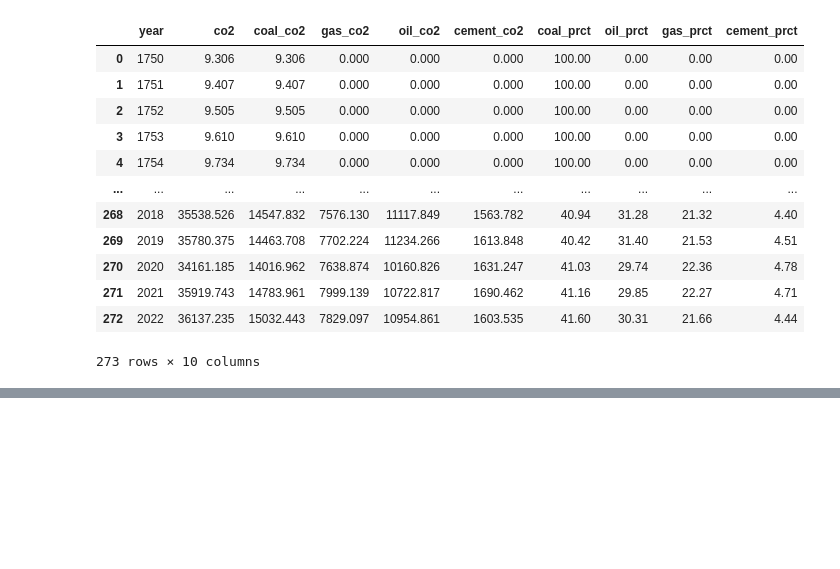
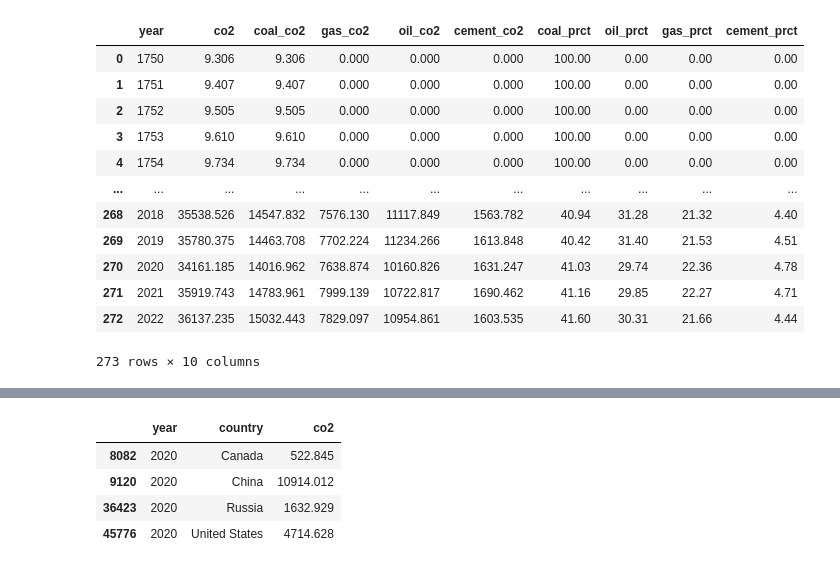
Before and after one commit to Kanustu/world_co2, a Jupyter notebook: world_co2_exp.ipynb, the cells around one changed output, grey strips where cells are left out. Cells and saved outputs as stored; diff of their text form; code cells hidden in the pictures; blank space fills up the shorter version.

```diff
--- a/world_co2_exp.ipynb
+++ b/world_co2_exp.ipynb
@@ -320,0 +392,8 @@ country
+# %%
+co2_plot_data
+# %% [output]
+|  | year | country | co2 |
+| 8082 | 2020 | Canada | 522.845 |
+| 9120 | 2020 | China | 10914.012 |
+| 36423 | 2020 | Russia | 1632.929 |
+| 45776 | 2020 | United States | 4714.628 |
```
Also changed, not shown: parts of 13 cells of this notebook.
